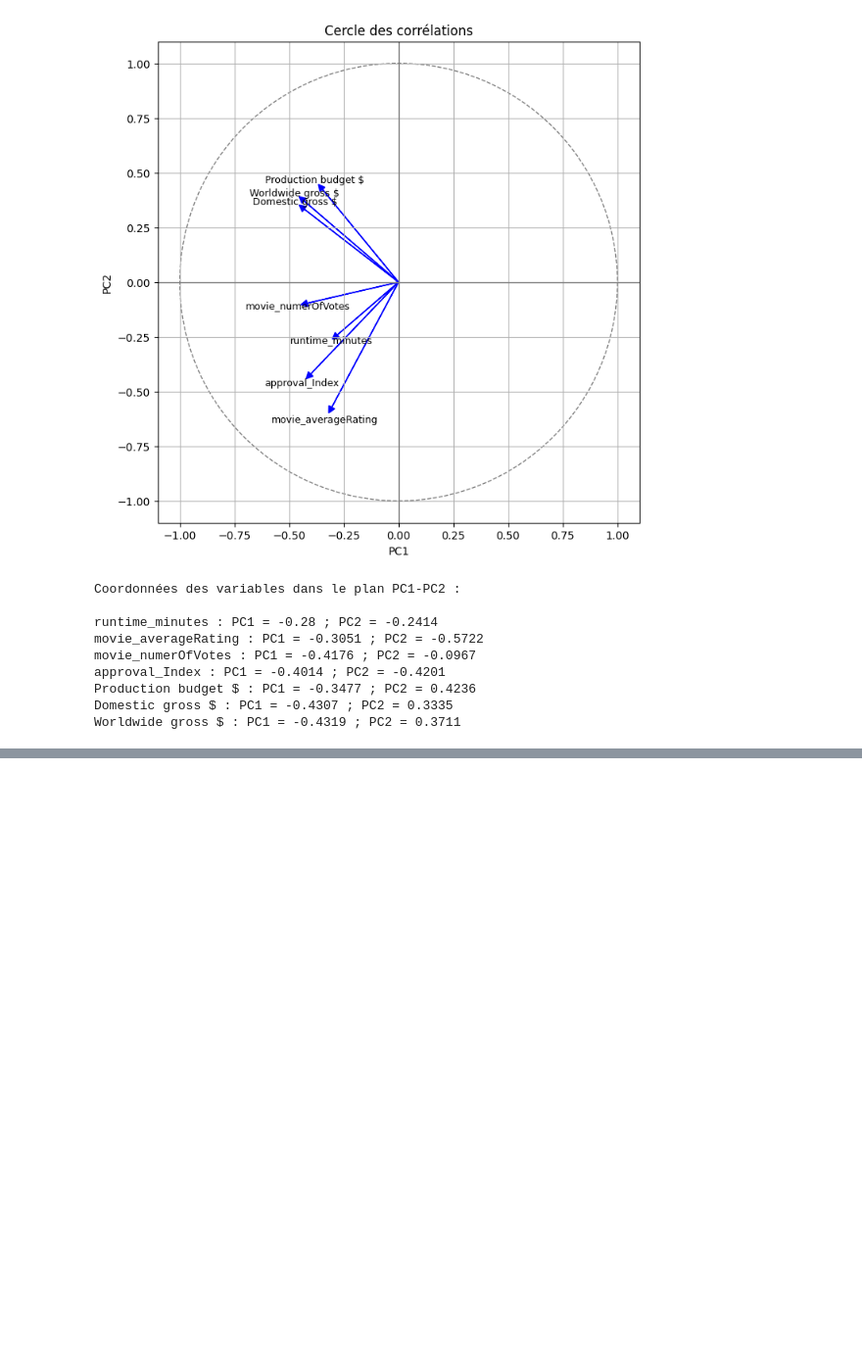
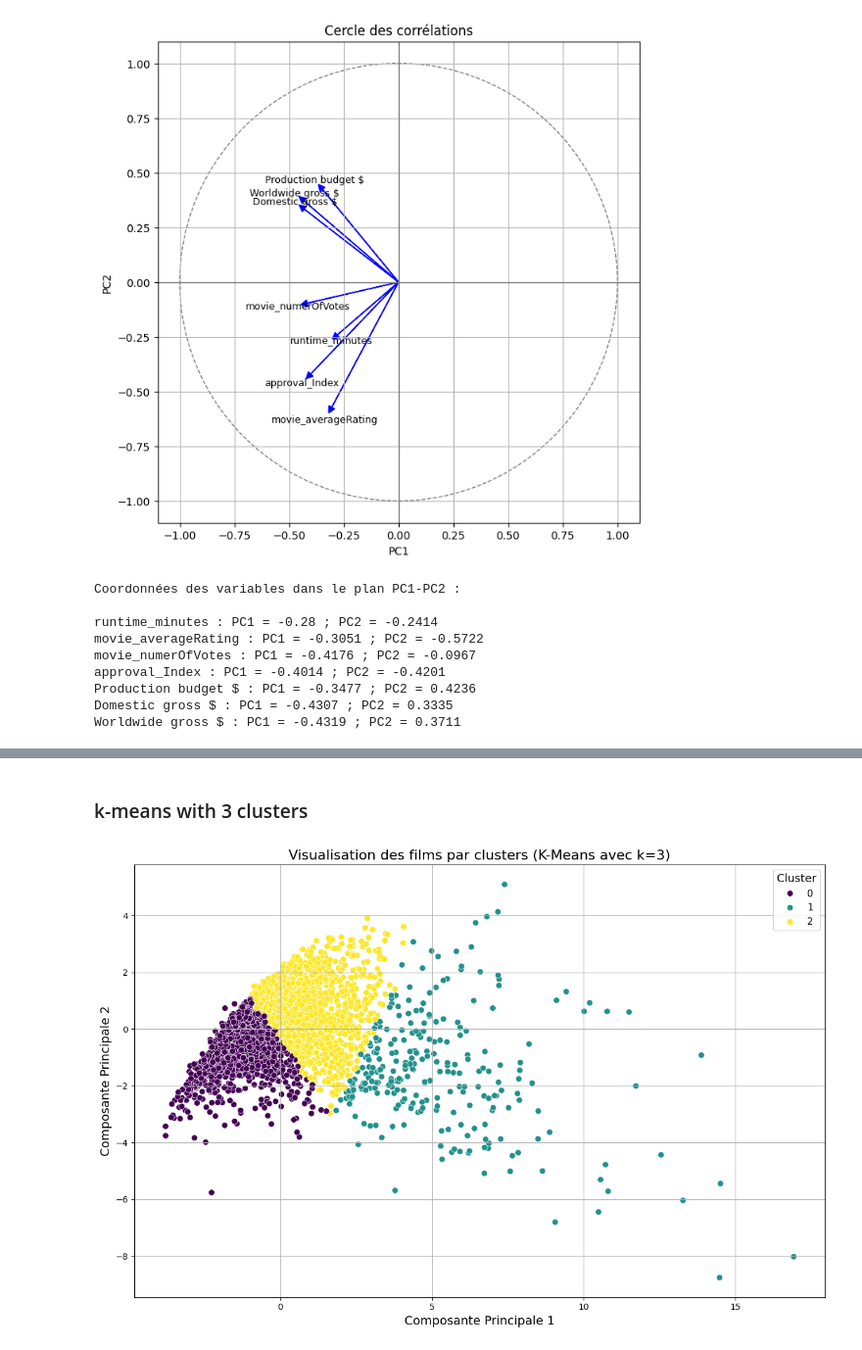
Before and after one commit to salhi-mohamed/CinemaLab, a Jupyter notebook: Untitled-1.ipynb, the cells around one changed output, grey strips where cells are left out. Shown at 98% size. Drawn from its saved outputs; the diff is of its cells as text; code cells hidden in the pictures; blank space fills up the shorter version.

```diff
--- a/Untitled-1.ipynb
+++ b/Untitled-1.ipynb
@@ -530,0 +712,56 @@ Worldwide gross $ : PC1 = -0.4319 ; PC2 = 0.3711
+# %% [markdown]
+### k-means with 3 clusters
+# %%
+import pandas as pd
+import matplotlib.pyplot as plt
+import seaborn as sns
+from sklearn.decomposition import PCA
+from sklearn.cluster import KMeans
+from sklearn.preprocessing import StandardScaler
+
+# ======= 1. Chargement des données =======
+# Suppose ton DataFrame s'appelle df_clean
+# On ne garde que les colonnes numériques
+df_numerique = df_clean.select_dtypes(include=['float64', 'int64'])
+
+# Standardisation des données (très important pour PCA et KMeans)
+scaler = StandardScaler()
+X_scaled = scaler.fit_transform(df_numerique)
+
+# ======= 2. Réduction de dimension avec PCA =======
+pca = PCA(n_components=2)
+X_pca = pca.fit_transform(X_scaled)
+
+# ======= 3. Clustering avec KMeans =======
+kmeans = KMeans(n_clusters=3, random_state=42)
+clusters = kmeans.fit_predict(X_scaled)
+
+# ======= 4. Préparation des données pour le graphique =======
+pca_df = pd.DataFrame({
+    'Composante Principale 1': X_pca[:, 0],
+    'Composante Principale 2': X_pca[:, 1],
+    'Cluster': clusters
+})
+
+# ======= 5. Visualisation =======
+plt.figure(figsize=(12, 8))
+sns.scatterplot(
+    data=pca_df,
+    x='Composante Principale 1',
+    y='Composante Principale 2',
+    hue='Cluster',
+    palette='viridis',
+    s=50,
+    edgecolor='white',
+    linewidth=0.5
+)
+
+plt.title('Visualisation des films par clusters (K-Means avec k=3)', fontsize=16)
+plt.xlabel('Composante Principale 1', fontsize=14)
+plt.ylabel('Composante Principale 2', fontsize=14)
+plt.legend(title='Cluster', title_fontsize=13, fontsize=11)
+plt.grid(True)
+plt.tight_layout()
+plt.show()
+# %% [output]
+[figure, added]
```
Also changed, not shown: parts of 10 cells of this notebook, 1 other file.
